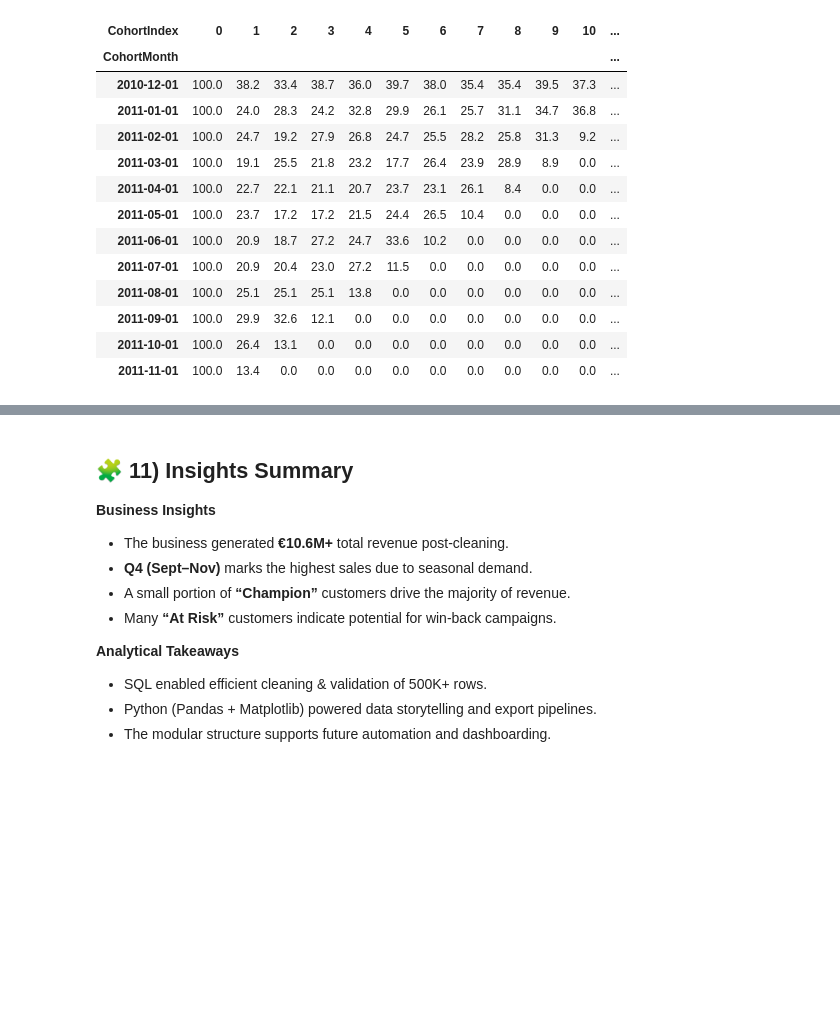
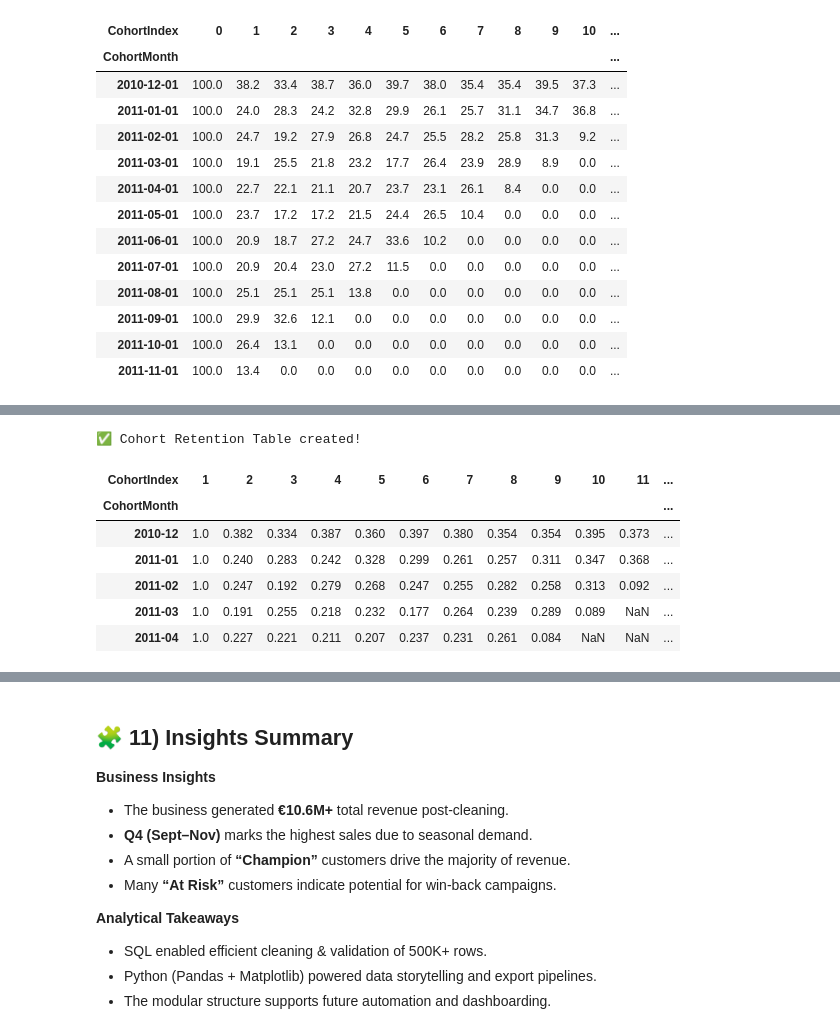
Before and after one commit to HuzeifKhan/Ecommerce-Finance-Analytics-Portfolio, a Jupyter notebook: 03_Analysis/ecommerce_analysis.ipynb, the cells around one changed output, grey strips where cells are left out. Cells and saved outputs as stored; diff of their text form; code cells hidden in the pictures; blank space fills up the shorter version.

```diff
--- a/03_Analysis/ecommerce_analysis.ipynb
+++ b/03_Analysis/ecommerce_analysis.ipynb
@@ -785,0 +791,16 @@ Retention preview (%):
+# %%
+# 📘 Cohort Retention Analysis
+
+import pandas as pd
+from pathlib import Path
+
+# Load cleaned transactions file
+tx_path = Path("../01_Data/processed/transactions.csv")
+tx = pd.read_csv(tx_path)
+
+# Convert date column
+tx["InvoiceDate"] = pd.to_datetime(tx["InvoiceDate"], errors="coerce")
+tx = tx.dropna(subset=["InvoiceDate", "CustomerID"])
+
+print("✅ Loaded transactions:", tx.shape)
+tx.head()
@@ -785,0 +848,19 @@ Retention preview (%):
+# %%
+cohort_data = tx.groupby(["CohortMonth", "CohortIndex"])["CustomerID"].nunique().reset_index()
+cohort_pivot = cohort_data.pivot_table(index="CohortMonth", columns="CohortIndex", values="CustomerID")
+
+# Compute retention rate (divide by first-month count)
+cohort_size = cohort_pivot.iloc[:, 0]
+retention = cohort_pivot.divide(cohort_size, axis=0).round(3)
+
+print("✅ Cohort Retention Table created!")
+retention.head()
+# %% [output]
+✅ Cohort Retention Table created!
+| CohortIndex | 1 | 2 | 3 | 4 | 5 | 6 | 7 | 8 | 9 | 10 | 11 | ... |
+| CohortMonth |  |  |  |  |  |  |  |  |  |  |  | ... |
+| 2010-12 | 1.0 | 0.382 | 0.334 | 0.387 | 0.360 | 0.397 | 0.380 | 0.354 | 0.354 | 0.395 | 0.373 | ... |
+| 2011-01 | 1.0 | 0.240 | 0.283 | 0.242 | 0.328 | 0.299 | 0.261 | 0.257 | 0.311 | 0.347 | 0.368 | ... |
+| 2011-02 | 1.0 | 0.247 | 0.192 | 0.279 | 0.268 | 0.247 | 0.255 | 0.282 | 0.258 | 0.313 | 0.092 | ... |
+| 2011-03 | 1.0 | 0.191 | 0.255 | 0.218 | 0.232 | 0.177 | 0.264 | 0.239 | 0.289 | 0.089 | NaN | ... |
+| 2011-04 | 1.0 | 0.227 | 0.221 | 0.211 | 0.207 | 0.237 | 0.231 | 0.261 | 0.084 | NaN | NaN | ... |
```
Also changed, not shown: parts of 7 cells of this notebook, 1 other file.
